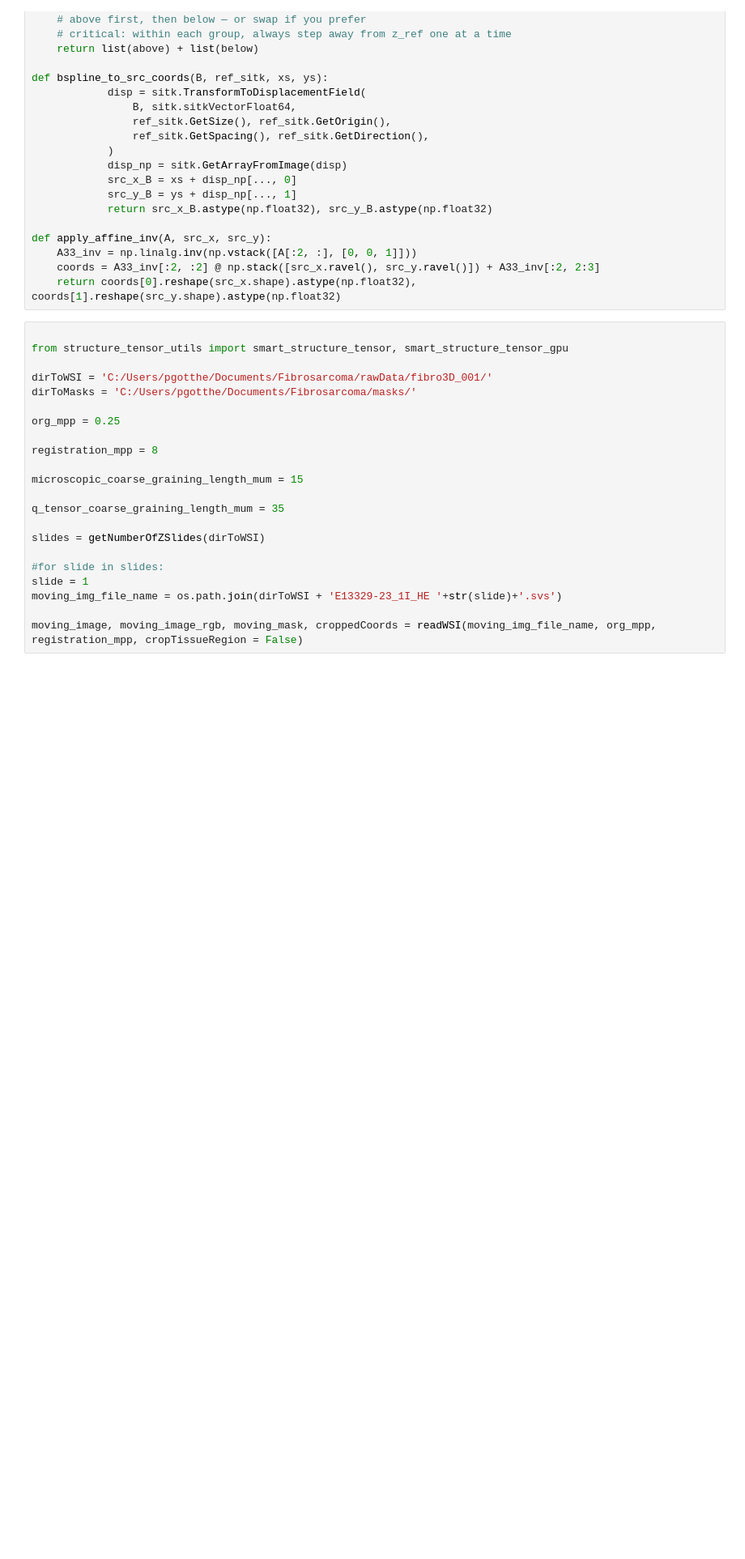
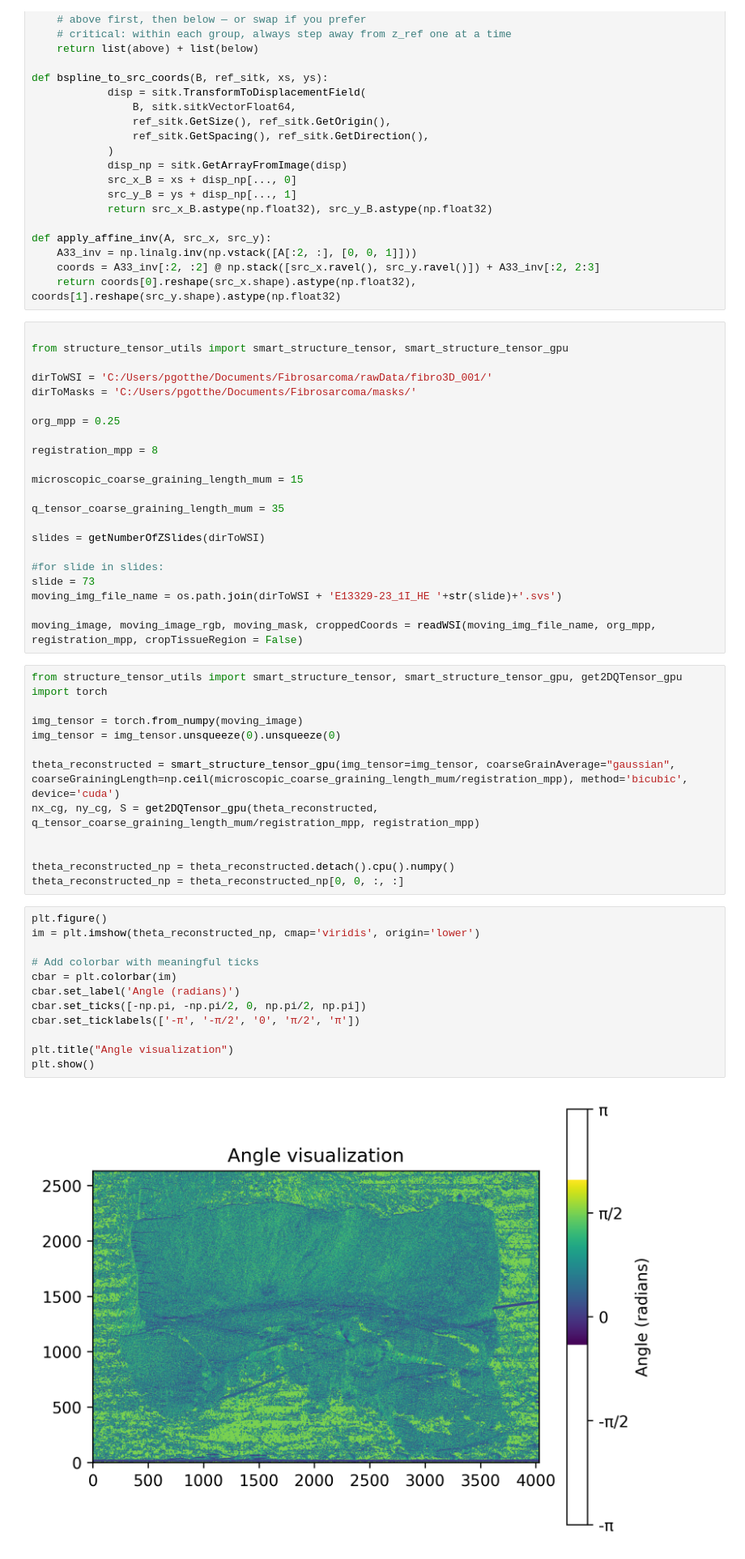
Before and after one commit to cocomolch/smart_coarse_grain, a Jupyter notebook: smartCoarseGrain_WSIWorkflow.ipynb, the cells around one changed output. Shown at 81% size. Drawn from its saved outputs; the diff is of its cells as text; blank space fills up the shorter version.

```diff
--- a/smartCoarseGrain_WSIWorkflow.ipynb
+++ b/smartCoarseGrain_WSIWorkflow.ipynb
@@ -329,7 +329,34 @@ q_tensor_coarse_graining_length_mum = 35
 slides = getNumberOfZSlides(dirToWSI)
 
 #for slide in slides:
-slide = 1
+slide = 73
 moving_img_file_name = os.path.join(dirToWSI + 'E13329-23_1I_HE '+str(slide)+'.svs')
 
 moving_image, moving_image_rgb, moving_mask, croppedCoords = readWSI(moving_img_file_name, org_mpp, registration_mpp, cropTissueRegion = False)
+# %%
+from structure_tensor_utils import smart_structure_tensor, smart_structure_tensor_gpu, get2DQTensor_gpu
+import torch
+
+img_tensor = torch.from_numpy(moving_image)
+img_tensor = img_tensor.unsqueeze(0).unsqueeze(0)
+
+theta_reconstructed = smart_structure_tensor_gpu(img_tensor=img_tensor, coarseGrainAverage="gaussian", coarseGrainingLength=np.ceil(microscopic_coarse_graining_length_mum/registration_mpp), method='bicubic', device='cuda')
+nx_cg, ny_cg, S = get2DQTensor_gpu(theta_reconstructed, q_tensor_coarse_graining_length_mum/registration_mpp, registration_mpp)
+
+
+theta_reconstructed_np = theta_reconstructed.detach().cpu().numpy()
+theta_reconstructed_np = theta_reconstructed_np[0, 0, :, :]
+# %%
+plt.figure()
+im = plt.imshow(theta_reconstructed_np, cmap='viridis', origin='lower')
+
+# Add colorbar with meaningful ticks
+cbar = plt.colorbar(im)
+cbar.set_label('Angle (radians)')
+cbar.set_ticks([-np.pi, -np.pi/2, 0, np.pi/2, np.pi])
+cbar.set_ticklabels(['-π', '-π/2', '0', 'π/2', 'π'])
+
+plt.title("Angle visualization")
+plt.show()
+# %% [output]
+[figure, added]
```
Also changed, not shown: parts of 1 cell of this notebook, 2 other files.
